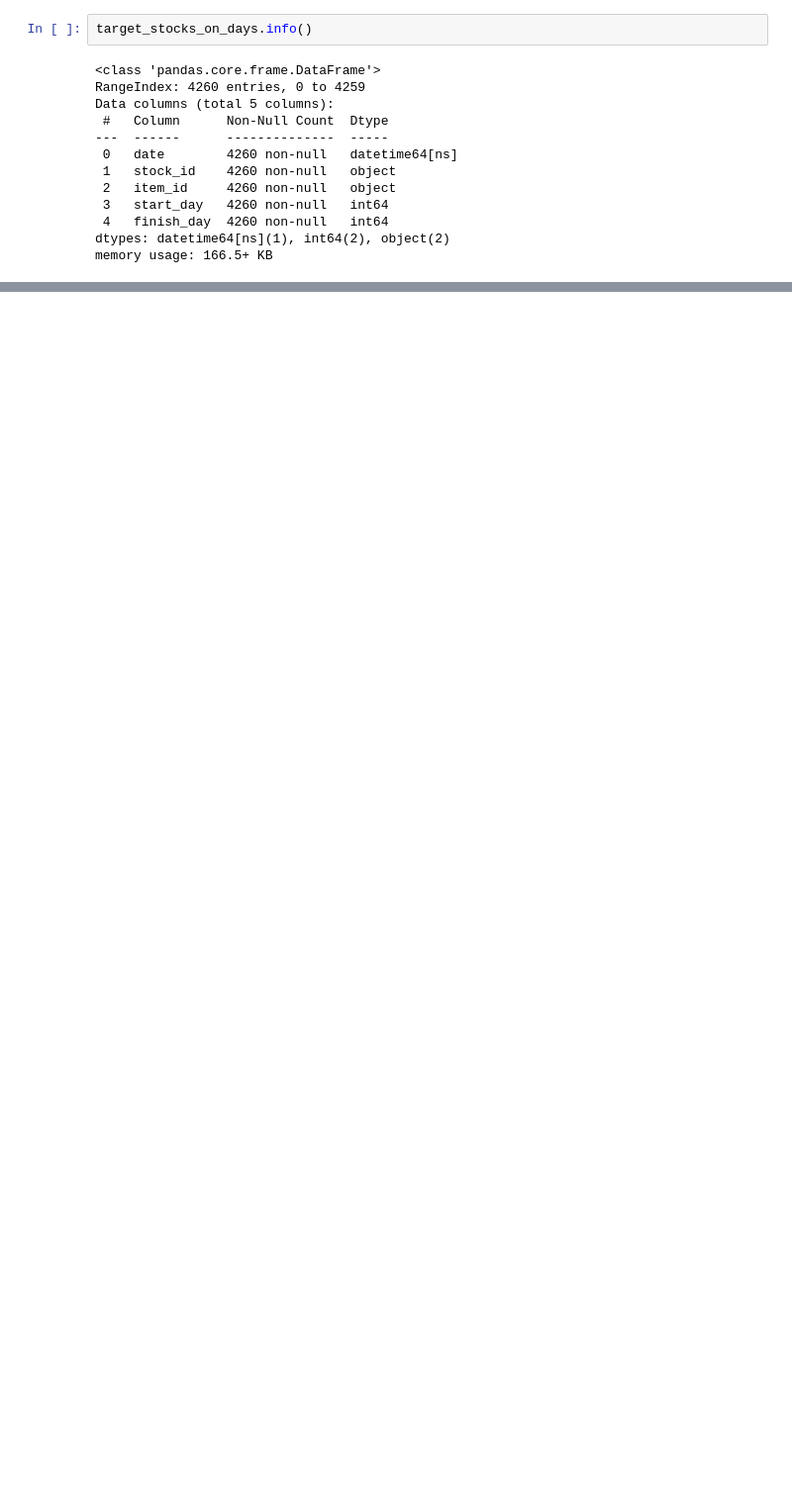
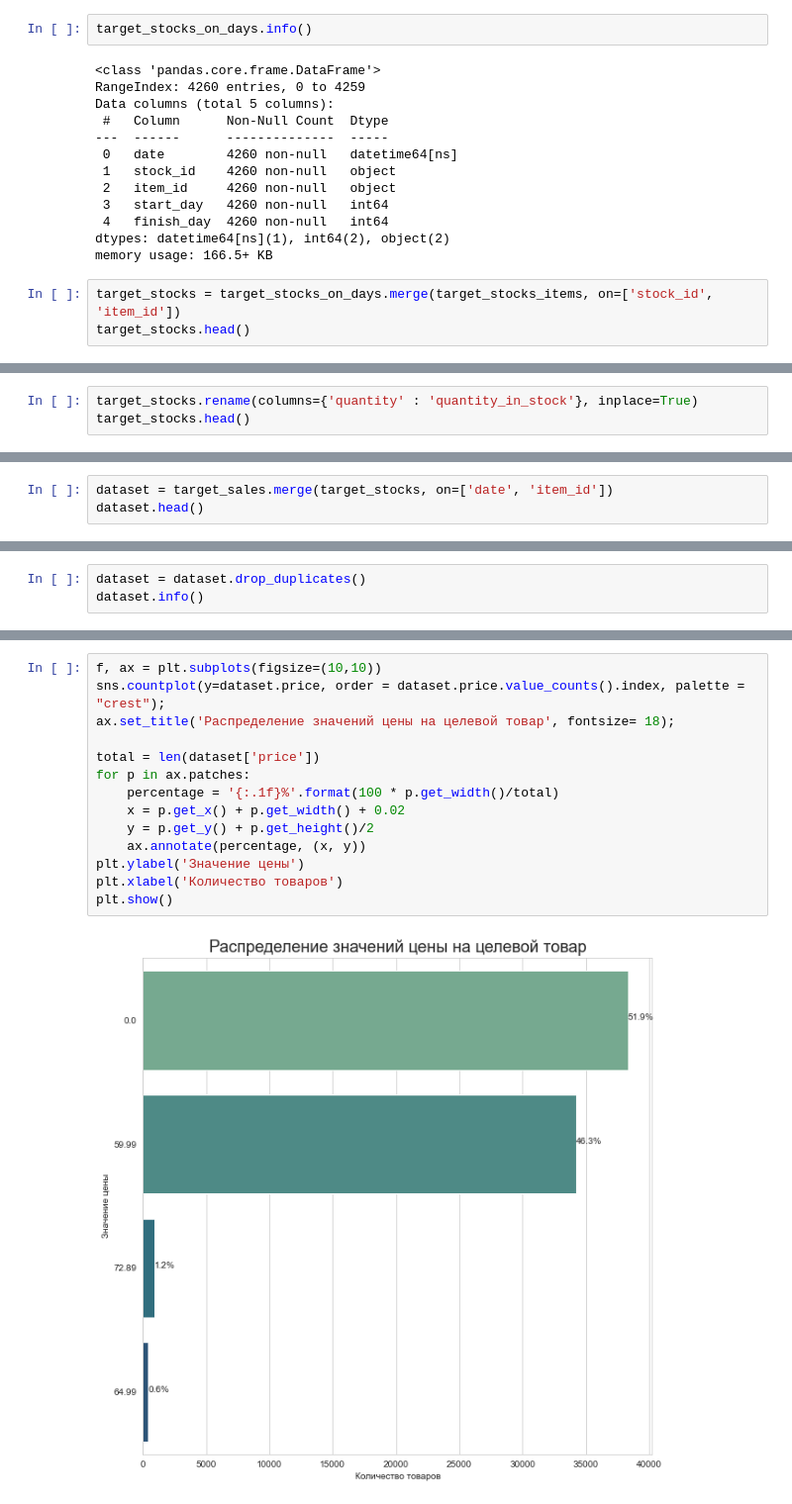
Before and after one commit to rttrif/TrifonovRS.Data_Analysiss_Portfolio.github.io, a Jupyter notebook: Machine Learning/Project 3 - Imprice/Solution_TrifonovRS.ipynb, the cells around one changed output, grey strips where cells are left out. Shown at 99% size. Saved outputs shown, nothing was run; the diff lists cells and outputs as text; blank space fills up the shorter version.

```diff
--- a/Machine Learning/Project 3 - Imprice/Solution_TrifonovRS.ipynb
+++ b/Machine Learning/Project 3 - Imprice/Solution_TrifonovRS.ipynb
@@ -744,3 +786,6 @@ Data columns (total 5 columns):
  4   finish_day  4260 non-null   int64
 dtypes: datetime64[ns](1), int64(2), object(2)
 memory usage: 166.5+ KB
+# %%
+target_stocks = target_stocks_on_days.merge(target_stocks_items, on=['stock_id', 'item_id'])
+target_stocks.head()
@@ -746,0 +799,3 @@ memory usage: 166.5+ KB
+# %%
+target_stocks.rename(columns={'quantity' : 'quantity_in_stock'}, inplace=True)
+target_stocks.head()
@@ -746,0 +809,3 @@ memory usage: 166.5+ KB
+# %%
+dataset = target_sales.merge(target_stocks, on=['date', 'item_id'])
+dataset.head()
@@ -746,0 +827,3 @@ memory usage: 166.5+ KB
+# %%
+dataset = dataset.drop_duplicates()
+dataset.info()
@@ -746,0 +866,16 @@ memory usage: 166.5+ KB
+# %%
+f, ax = plt.subplots(figsize=(10,10))
+sns.countplot(y=dataset.price, order = dataset.price.value_counts().index, palette = "crest");
+ax.set_title('Распределение значений цены на целевой товар', fontsize= 18);
+
+total = len(dataset['price'])
+for p in ax.patches:
+    percentage = '{:.1f}%'.format(100 * p.get_width()/total)
+    x = p.get_x() + p.get_width() + 0.02
+    y = p.get_y() + p.get_height()/2
+    ax.annotate(percentage, (x, y))
+plt.ylabel('Значение цены')
+plt.xlabel('Количество товаров')
+plt.show()
+# %% [output]
+[figure, added]
```
Also changed, not shown: parts of 156 cells of this notebook, 1 other file.
